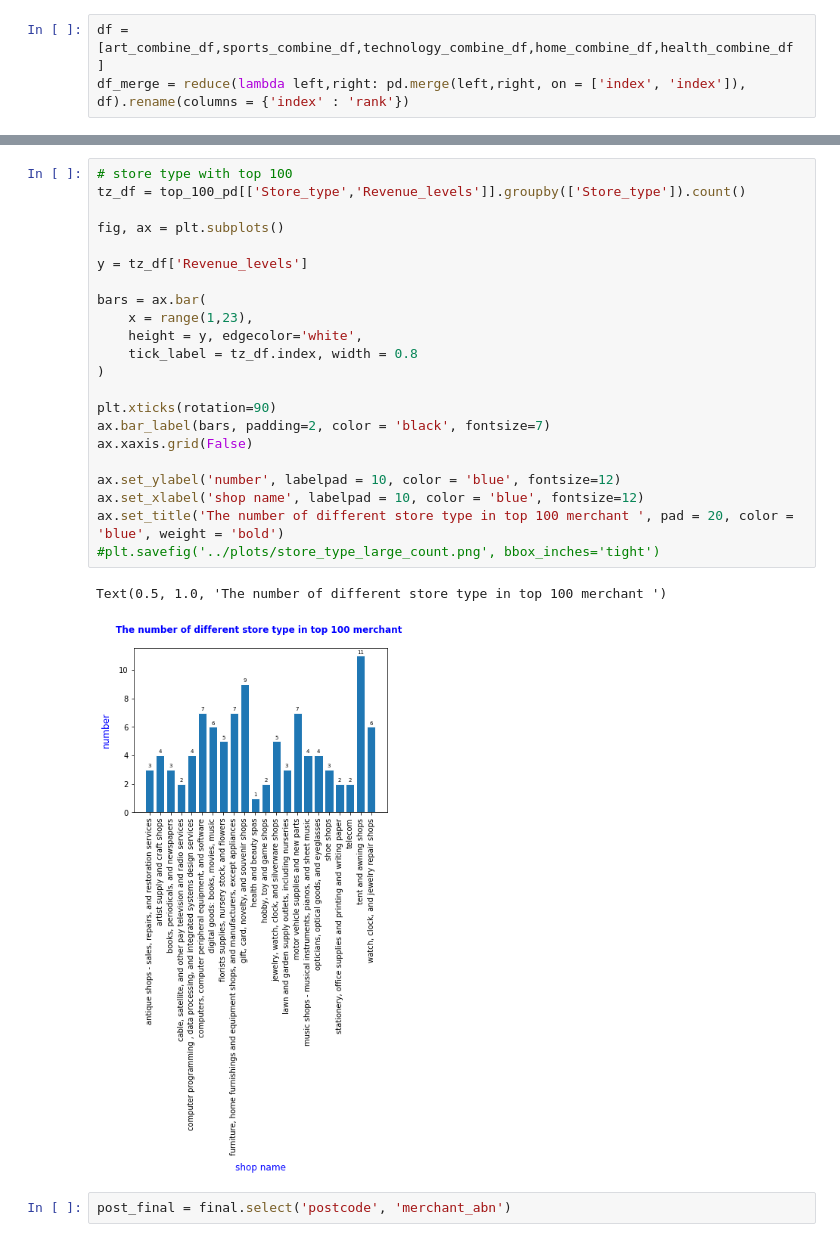
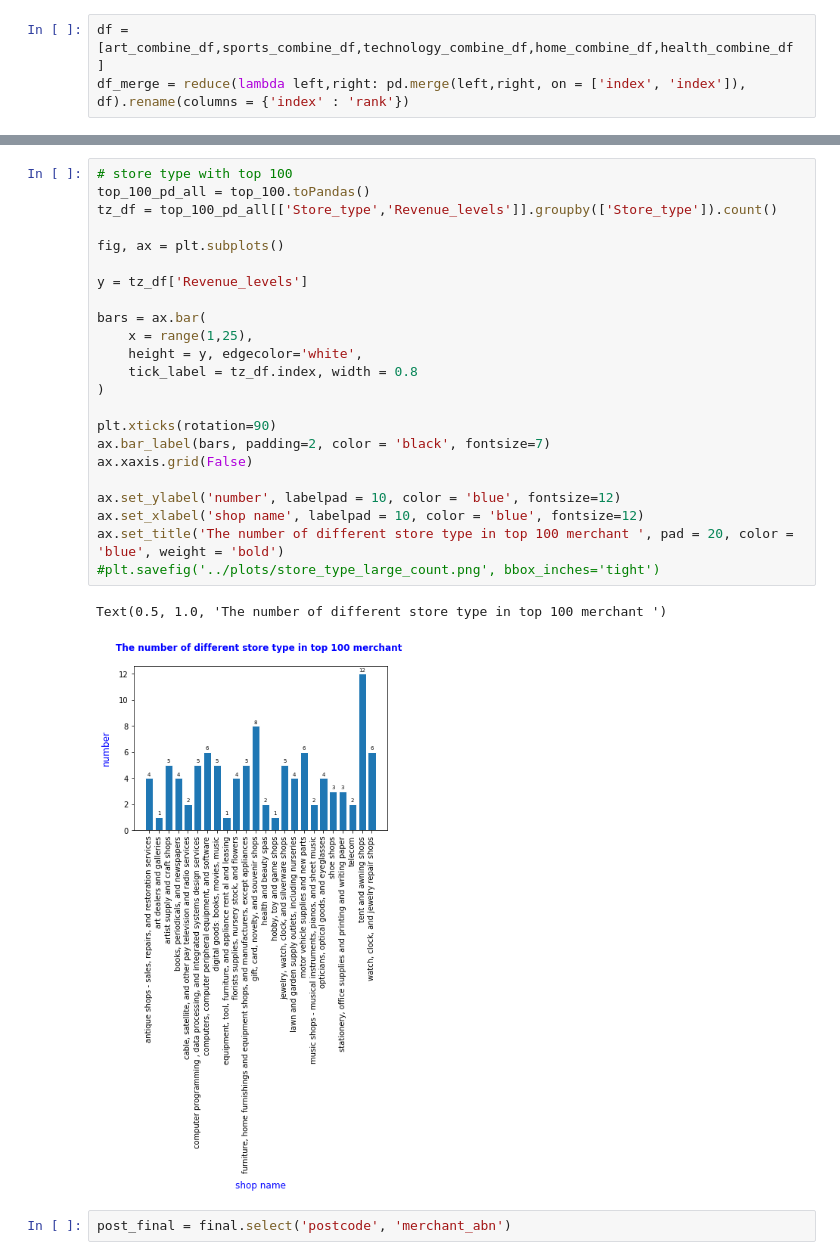
Before and after one commit to MAST30034-Applied-Data-Science/generic-buy-now-pay-later-project-group-16-project2-fighting-group, a Jupyter notebook: models/findings.ipynb, the cells around one changed output, grey strips where cells are left out. Saved outputs shown, nothing was run; the diff lists cells and outputs as text.

```diff
--- a/models/findings.ipynb
+++ b/models/findings.ipynb
@@ -153,28 +237,29 @@ plt.show()
 # %%
 # store type with top 100
-tz_df = top_100_pd[['Store_type','Revenue_levels']].groupby(['Store_type']).count()
+top_100_pd_all = top_100.toPandas()
+tz_df = top_100_pd_all[['Store_type','Revenue_levels']].groupby(['Store_type']).count()
 
 fig, ax = plt.subplots()
 
 y = tz_df['Revenue_levels']
 
 bars = ax.bar(
-    x = range(1,23),
+    x = range(1,25),
     height = y, edgecolor='white',
     tick_label = tz_df.index, width = 0.8
 )
 
 plt.xticks(rotation=90)
 ax.bar_label(bars, padding=2, color = 'black', fontsize=7)
 ax.xaxis.grid(False)
 
 ax.set_ylabel('number', labelpad = 10, color = 'blue', fontsize=12)
 ax.set_xlabel('shop name', labelpad = 10, color = 'blue', fontsize=12)
 ax.set_title('The number of different store type in top 100 merchant ', pad = 20, color = 'blue', weight = 'bold')
 #plt.savefig('../plots/store_type_large_count.png', bbox_inches='tight')
 # %% [output]
 Text(0.5, 1.0, 'The number of different store type in top 100 merchant ')
-[figure, old version]
+[figure, new version]
 # %%
 post_final = final.select('postcode', 'merchant_abn')
 # %%
```
Also changed, not shown: parts of 11 cells of this notebook.
